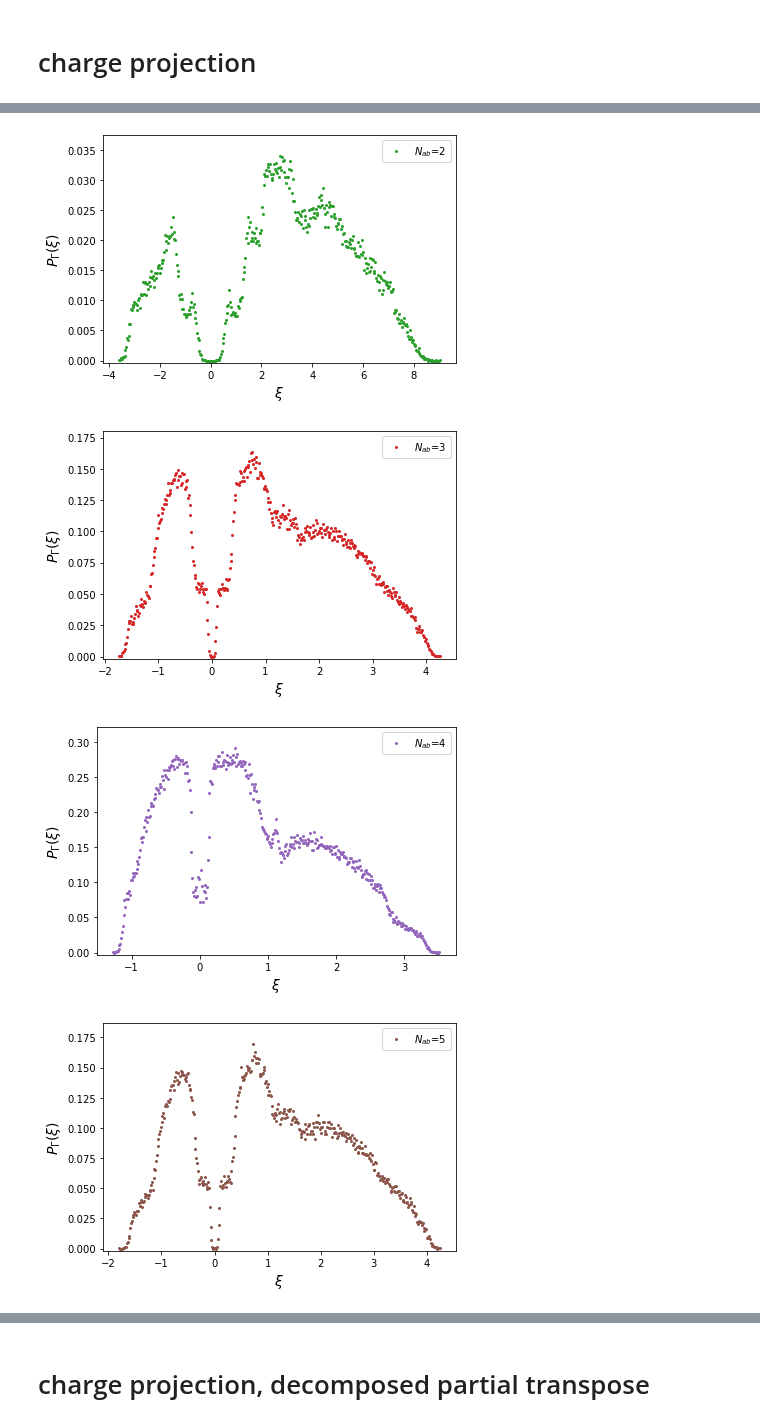
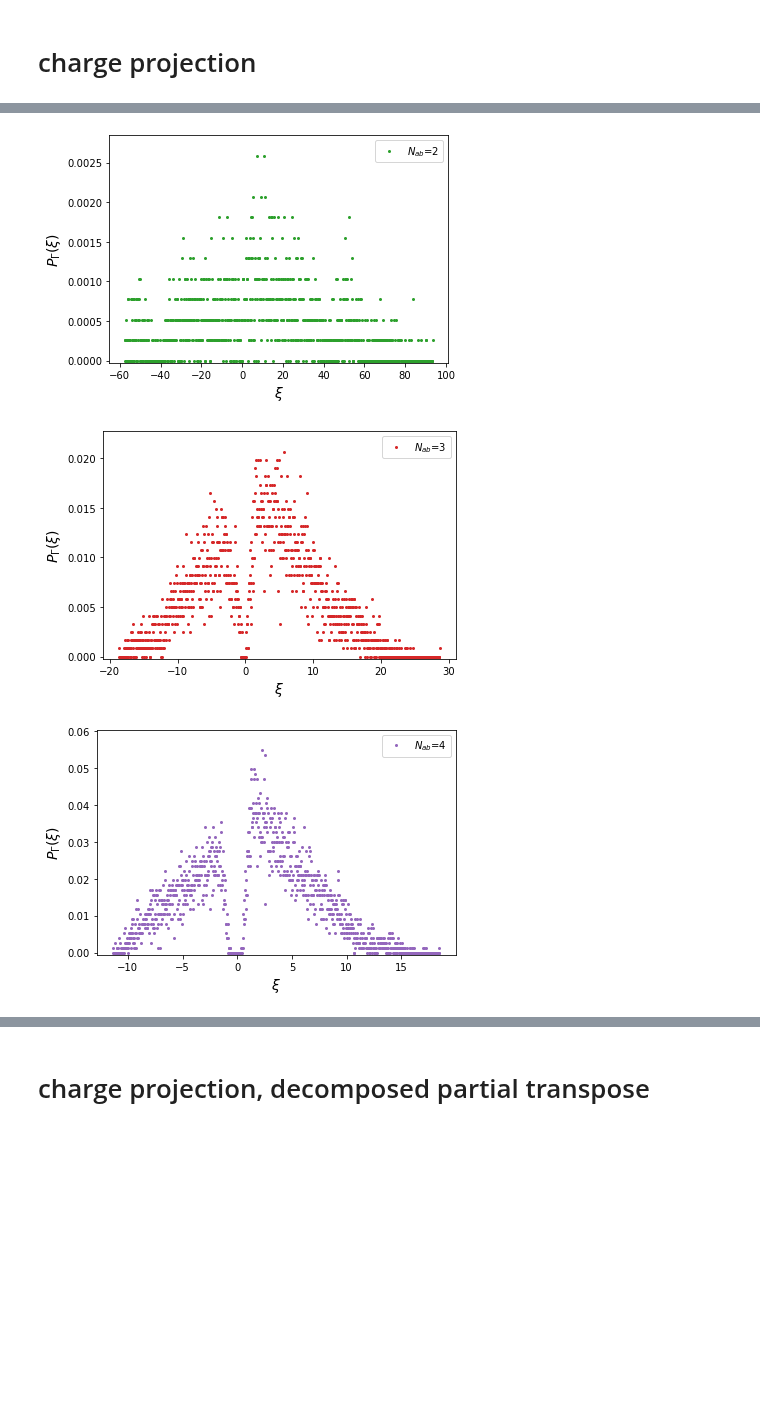
Before and after one commit to hassan-shap/RMT, a Jupyter notebook: U1_symmetry.ipynb, the cells around one changed output, grey strips where cells are left out. Drawn from its saved outputs; the diff is of its cells as text; code cells hidden in the pictures; blank space fills up the shorter version.

```diff
--- a/U1_symmetry.ipynb
+++ b/U1_symmetry.ipynb
@@ -538,8 +538,8 @@ r=2 # local Hilbert space dim
 symm=1
 
 
-Labc_list = [20]
-Npt = 9
+Labc_list = [16]
+Npt = 4
 
 plt.figure(figsize=(8,6))
 
@@ -548,6 +548,7 @@ for Labc in Labc_list:
     for Lc in range(7,Labc):
         Lab = Labc-Lc
         ln_avg= np.zeros(Lab+1)
+        mi_avg= np.zeros(Lab+1)
         for La in range(1,Lab):
             Lb = Labc-Lc-La
             if symm==1:
@@ -559,7 +560,10 @@ for Labc in Labc_list:
             npzfile = np.load(fname)
             ln_vals=npzfile['ln_vals']
             ln_avg[La] = np.mean(ln_vals)
+            mi_vals=npzfile['mi_vals']
+            mi_avg[La] = np.mean(mi_vals)
         plt.plot(np.arange(Lab+1)/Lab,ln_avg,"o-",color="C%d" % (Lc-1),label=r"$N_B=%d$" % (Lc))
+        plt.plot(np.arange(Lab+1)/Lab,0.5*mi_avg,"v-",color="C%d" % (Lc-1))
         if Lab>Lc-2:
             N_La = 40
             La_list = np.linspace(0.01,0.99,N_La)*Lab
@@ -586,7 +590,7 @@ for Labc in Labc_list:
     #             npzfile = np.load(fname)
     #             ln_vals=npzfile['ln_vals']
     #             ln_avg_ref[La] = np.mean(ln_vals)
-            plt.plot(La_list/Lab,ln_ref,"--",color="C%d" % (Lc-1))
+#             plt.plot(La_list/Lab,ln_ref,"--",color="C%d" % (Lc-1))
 
 
 # lw=0.2
@@ -706,11 +706,11 @@ Lb=6
 Na=r**La
 Nb=r**Lb
 
-Lc=10
+Lc=6
 
 Npt = int((La+Lb+Lc)/2)
 # Npt_ab_list = np.arange(max(Npt-Lc,1),int((La+Lb))+1)
-Npt_ab_list=np.arange(2,7)
+Npt_ab_list=np.arange(2,5)
 
 Nc=r**Lc
 
@@ -791,11 +789,11 @@ Lb=6
 Na=r**La
 Nb=r**Lb
 
-Lc=10
+Lc=4
 
 Npt = int((La+Lb+Lc)/2)
 # Npt_ab_list = np.arange(max(Npt-Lc,1),int((La+Lb))+1)
-Npt_ab_list=np.arange(2,7)
+Npt_ab_list=np.arange(2,5)
 
 def semicirc_dist(N,Q,x,x0):
     # my Q is from Ludwig's paper
@@ -819,11 +817,7 @@ for i_pt in Npt_ab_list:
     v1T=npzfile['evals']
     print('ES was loaded!')
 
-    if r**Lc > 4* r**(La+Lb)+1:
-        num_bins = 400
-        print(L)
-    else:
-        num_bins = 400
+    num_bins = 1000
 
 
     n, bin_edges = np.histogram(v1T, bins=num_bins)
@@ -880,4 +872,3 @@ ES was loaded!
-[figure, old version]
+[figure, new version]
-[figure, old version]
+[figure, new version]
-[figure, old version]
+[figure, new version]
-[figure, removed]
```
Also changed, not shown: parts of 3 cells of this notebook, 4 other files.
